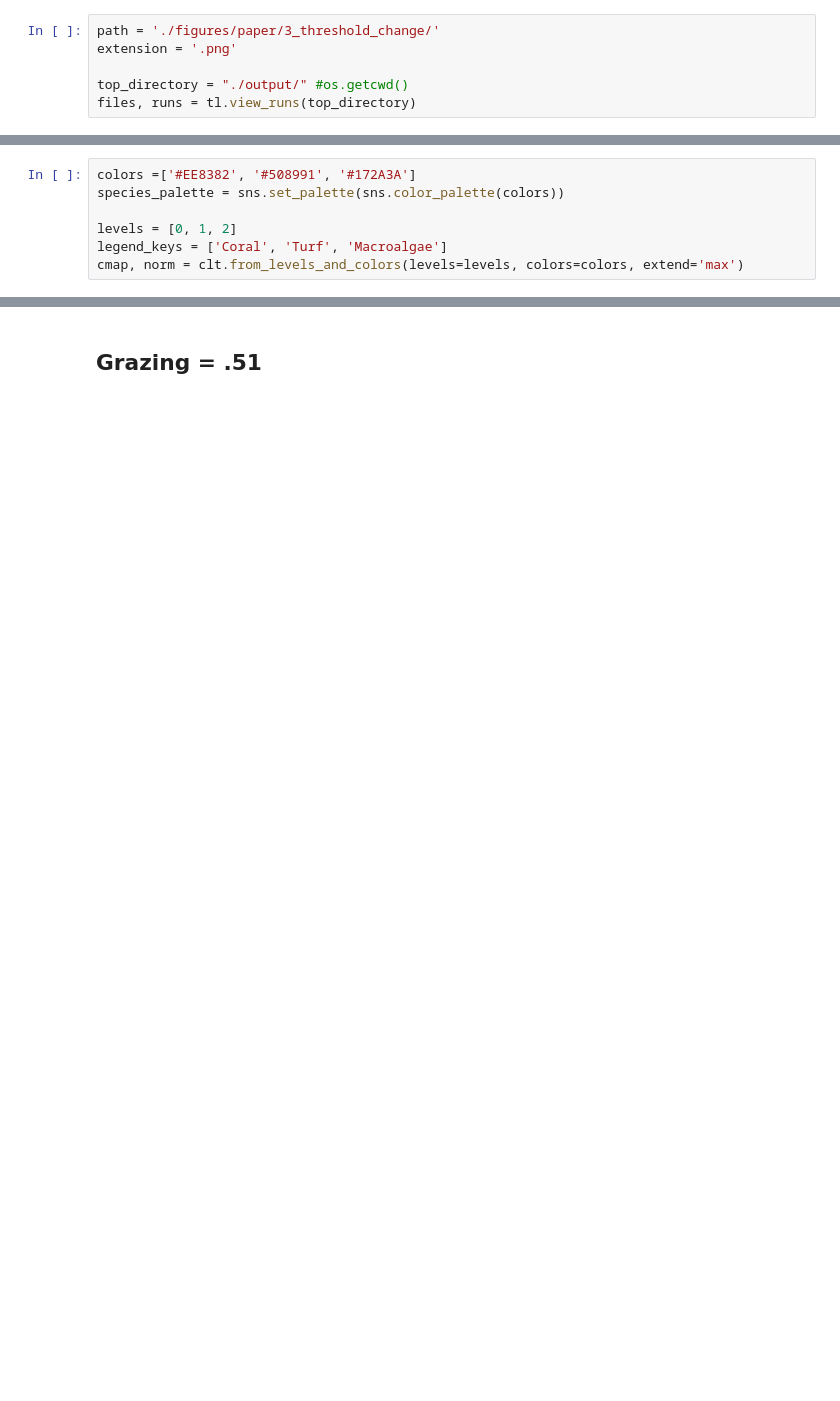
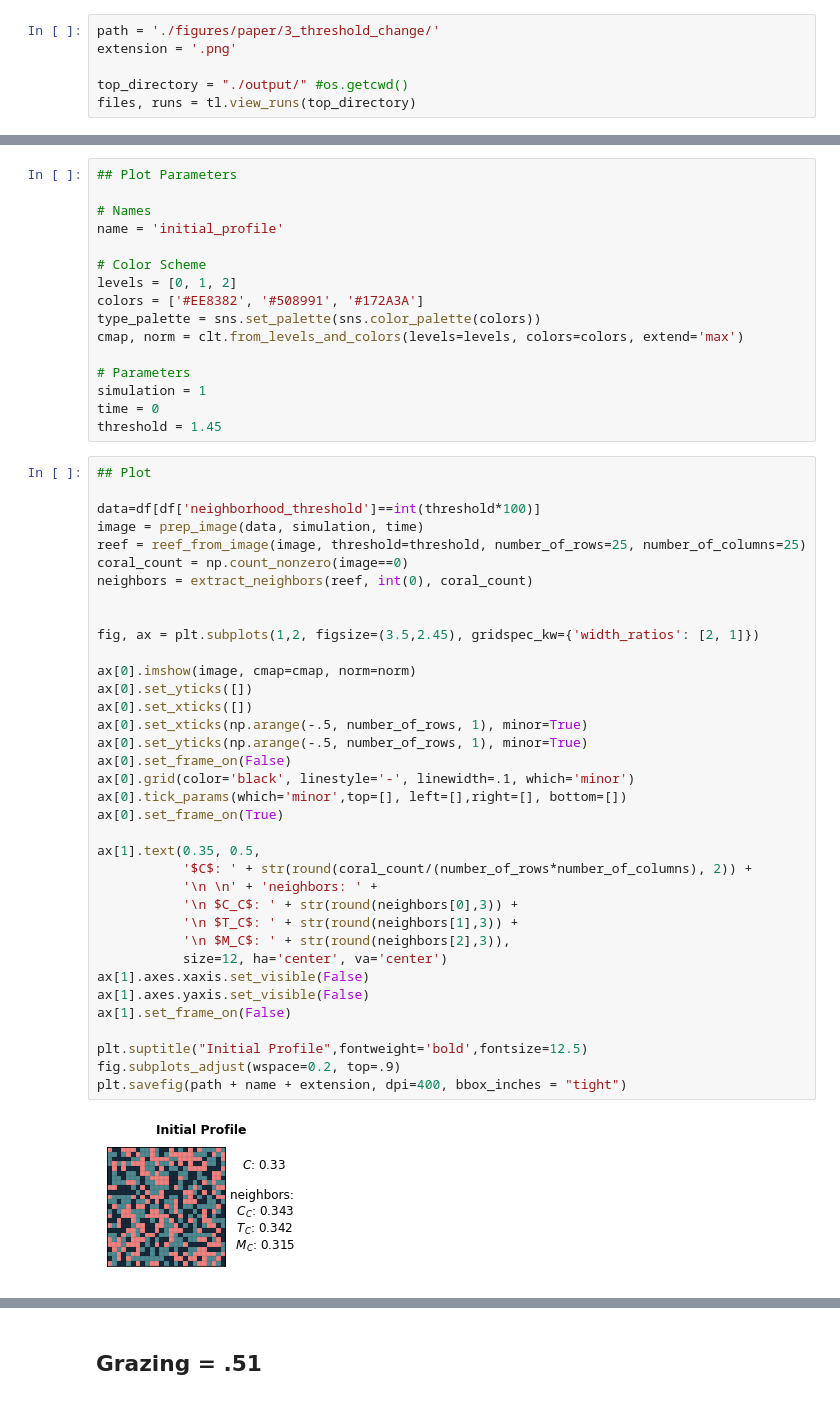
Before and after one commit to rneuhausler/coralModel-analyses, a Jupyter notebook: scripts/figure3_threshold_change.ipynb, the cells around one changed output, grey strips where cells are left out. Saved outputs shown, nothing was run; the diff lists cells and outputs as text; blank space fills up the shorter version.

```diff
--- a/scripts/figure3_threshold_change.ipynb
+++ b/scripts/figure3_threshold_change.ipynb
@@ -173,7 +238,54 @@ neighborhood_visualization()
 # %%
-colors =['#EE8382', '#508991', '#172A3A']
-species_palette = sns.set_palette(sns.color_palette(colors))
+## Plot Parameters
 
+# Names
+name = 'initial_profile'
+
+# Color Scheme
 levels = [0, 1, 2]
-legend_keys = ['Coral', 'Turf', 'Macroalgae']
+colors = ['#EE8382', '#508991', '#172A3A']
+type_palette = sns.set_palette(sns.color_palette(colors))
 cmap, norm = clt.from_levels_and_colors(levels=levels, colors=colors, extend='max')
+
+# Parameters
+simulation = 1
+time = 0
+threshold = 1.45
+# %%
+## Plot
+
+data=df[df['neighborhood_threshold']==int(threshold*100)]
+image = prep_image(data, simulation, time)
+reef = reef_from_image(image, threshold=threshold, number_of_rows=25, number_of_columns=25)
+coral_count = np.count_nonzero(image==0)
+neighbors = extract_neighbors(reef, int(0), coral_count)
+
+
+fig, ax = plt.subplots(1,2, figsize=(3.5,2.45), gridspec_kw={'width_ratios': [2, 1]})
+
+ax[0].imshow(image, cmap=cmap, norm=norm)
+ax[0].set_yticks([])
+ax[0].set_xticks([])
+ax[0].set_xticks(np.arange(-.5, number_of_rows, 1), minor=True)
+ax[0].set_yticks(np.arange(-.5, number_of_rows, 1), minor=True)
+ax[0].set_frame_on(False)
+ax[0].grid(color='black', linestyle='-', linewidth=.1, which='minor')
+ax[0].tick_params(which='minor',top=[], left=[],right=[], bottom=[])
+ax[0].set_frame_on(True)
+
+ax[1].text(0.35, 0.5,
+           '$C$: ' + str(round(coral_count/(number_of_rows*number_of_columns), 2)) +
+           '\n \n' + 'neighbors: ' +
+           '\n $C_C$: ' + str(round(neighbors[0],3)) +
+           '\n $T_C$: ' + str(round(neighbors[1],3)) +
+           '\n $M_C$: ' + str(round(neighbors[2],3)),
+           size=12, ha='center', va='center')
+ax[1].axes.xaxis.set_visible(False)
+ax[1].axes.yaxis.set_visible(False)
+ax[1].set_frame_on(False)
+
+plt.suptitle("Initial Profile",fontweight='bold',fontsize=12.5)
+fig.subplots_adjust(wspace=0.2, top=.9)
+plt.savefig(path + name + extension, dpi=400, bbox_inches = "tight")
+# %% [output]
+[figure, added]
```
Also changed, not shown: parts of 73 cells of this notebook.
